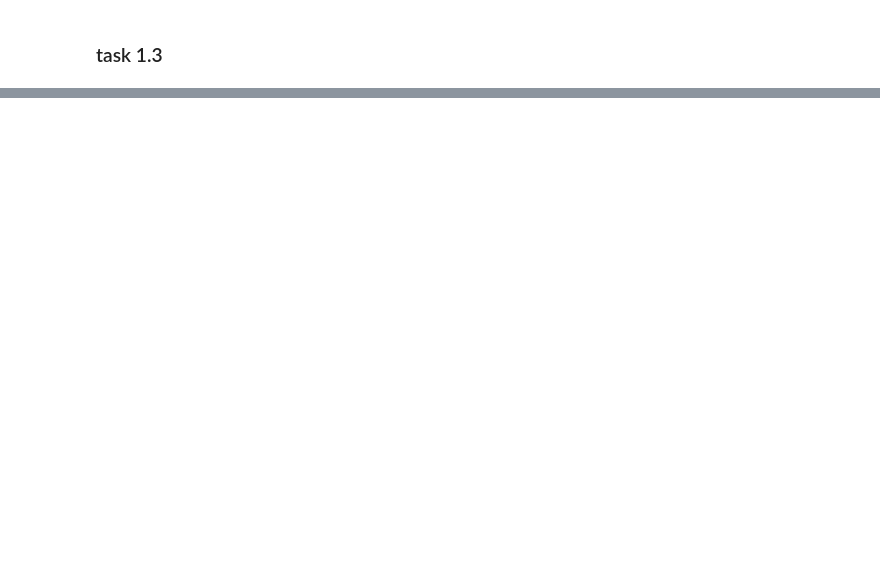
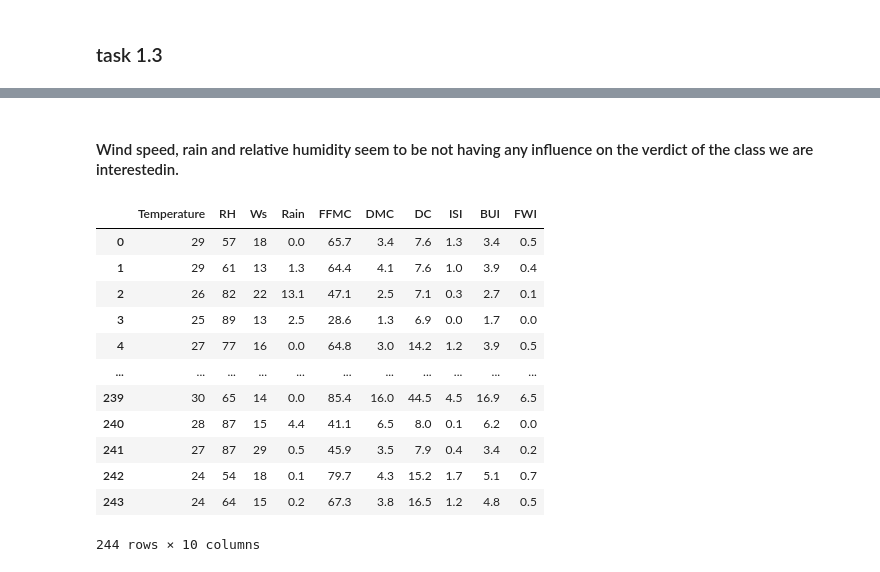
Before and after one commit to vamsik1606/AI_PR_course, a Jupyter notebook: task1_grp19.ipynb, the cells around one changed output, grey strips where cells are left out. Saved outputs shown, nothing was run; the diff lists cells and outputs as text; code cells hidden in the pictures; blank space fills up the shorter version.

```diff
--- a/task1_grp19.ipynb
+++ b/task1_grp19.ipynb
@@ -111,7 +111,7 @@ sns.heatmap(df_new.select_dtypes("number").corr(), annot=True, fmt=".2f", cmap="
 import matplotlib.pyplot as plt
 
 # matplotlib cannot mix the text labels with numeric axes, so encode them
-df_new["Classes_code"] = df_new["Classes"].map({"not fire": 1, "fire": 2})
+df_new["Classes_code"] = df_new["Classes"].map({"not fire": 0, "fire": 1})
 
 plot_cols = ["Temperature", "RH", "Rain", "FWI", "Classes_code"]
 regions = df_new["region"].unique()
@@ -127,8 +127,8 @@ for ax, col in zip(axes, plot_cols):
     ax.set_ylabel(col)
     ax.grid(alpha=0.3)
 
-axes[-1].set_yticks([1, 2])
-axes[-1].set_yticklabels(["not fire (1)", "fire (2)"])
+axes[-1].set_yticks([0, 1])
+axes[-1].set_yticklabels(["not fire (0)", "fire (1)"])
 axes[0].legend(loc="upper right")
 axes[-1].set_xlabel("date")
 fig.suptitle("Daily measurements, June-September 2012")
@@ -191,3 +191,20 @@ rows with any missing value:
 #for handling of missing values in the time series data
 #we can use techniques like forward fill, backward fill, or interpolation depending on the nature of the data
 #it's important to choose the method that preserves the integrity of the time series patterns
+# %%
+nan_idx = df_new[df_new.isna().any(axis=1)].index
+
+if len(nan_idx) == 0:
+    print("no missing values left, nothing to fix")
+else:
+    numeric_cols = ["DC", "FWI"]
+    same_region = df_new["region"] == df_new.loc[nan_idx, "region"].iloc[0]
+    for col in numeric_cols:
+        prev_val = df_new.loc[same_region, col].shift(1).loc[nan_idx]
+        next_val = df_new.loc[same_region, col].shift(-1).loc[nan_idx]
+        df_new.loc[nan_idx, col] = (prev_val + next_val) / 2
+
+    df_new.loc[nan_idx, "Classes"] = df_new.loc[same_region, "Classes"].shift(1).loc[nan_idx]
+    df_new["Classes_code"] = df_new["Classes"].map({"not fire": 0, "fire": 1})
+
+df_new.loc[nan_idx] if len(nan_idx) else df_new.head(0)
@@ -200,0 +250,22 @@ rows with any missing value:
+# %% [markdown]
+#### Wind speed, rain and relative humidity seem to be not having any influence on the verdict of the class we are interestedin.
+# %%
+#splitting the data into features and target
+X_df = df_new.drop(columns=["Classes", "Classes_code", "date","region"])#we dont need them for training
+y_df = df_new["Classes_code"]
+# %%
+X_df
+# %% [output]
+|  | Temperature | RH | Ws | Rain | FFMC | DMC | DC | ISI | BUI | FWI |
+| 0 | 29 | 57 | 18 | 0.0 | 65.7 | 3.4 | 7.6 | 1.3 | 3.4 | 0.5 |
+| 1 | 29 | 61 | 13 | 1.3 | 64.4 | 4.1 | 7.6 | 1.0 | 3.9 | 0.4 |
+| 2 | 26 | 82 | 22 | 13.1 | 47.1 | 2.5 | 7.1 | 0.3 | 2.7 | 0.1 |
+| 3 | 25 | 89 | 13 | 2.5 | 28.6 | 1.3 | 6.9 | 0.0 | 1.7 | 0.0 |
+| 4 | 27 | 77 | 16 | 0.0 | 64.8 | 3.0 | 14.2 | 1.2 | 3.9 | 0.5 |
+| ... | ... | ... | ... | ... | ... | ... | ... | ... | ... | ... |
+| 239 | 30 | 65 | 14 | 0.0 | 85.4 | 16.0 | 44.5 | 4.5 | 16.9 | 6.5 |
+| 240 | 28 | 87 | 15 | 4.4 | 41.1 | 6.5 | 8.0 | 0.1 | 6.2 | 0.0 |
+| 241 | 27 | 87 | 29 | 0.5 | 45.9 | 3.5 | 7.9 | 0.4 | 3.4 | 0.2 |
+| 242 | 24 | 54 | 18 | 0.1 | 79.7 | 4.3 | 15.2 | 1.7 | 5.1 | 0.7 |
+| 243 | 24 | 64 | 15 | 0.2 | 67.3 | 3.8 | 16.5 | 1.2 | 4.8 | 0.5 |
+244 rows × 10 columns
```
Also changed, not shown: parts of 10 cells of this notebook.
